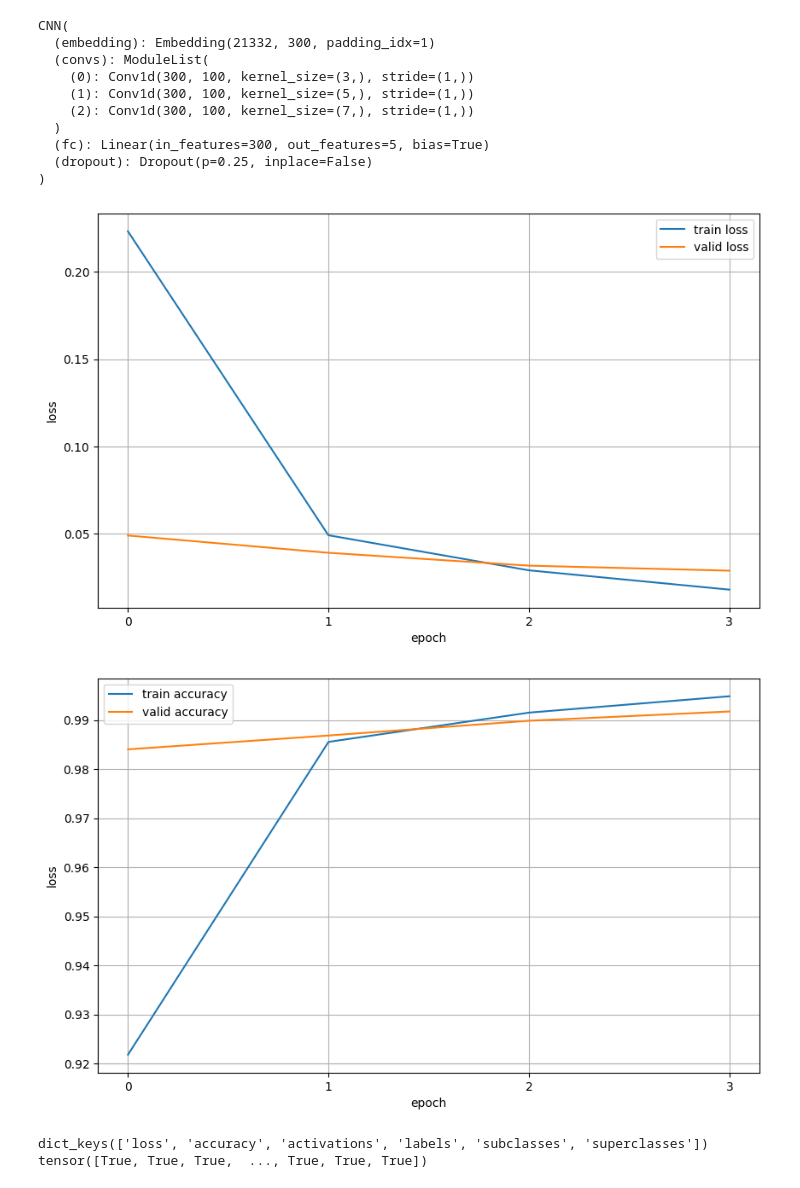
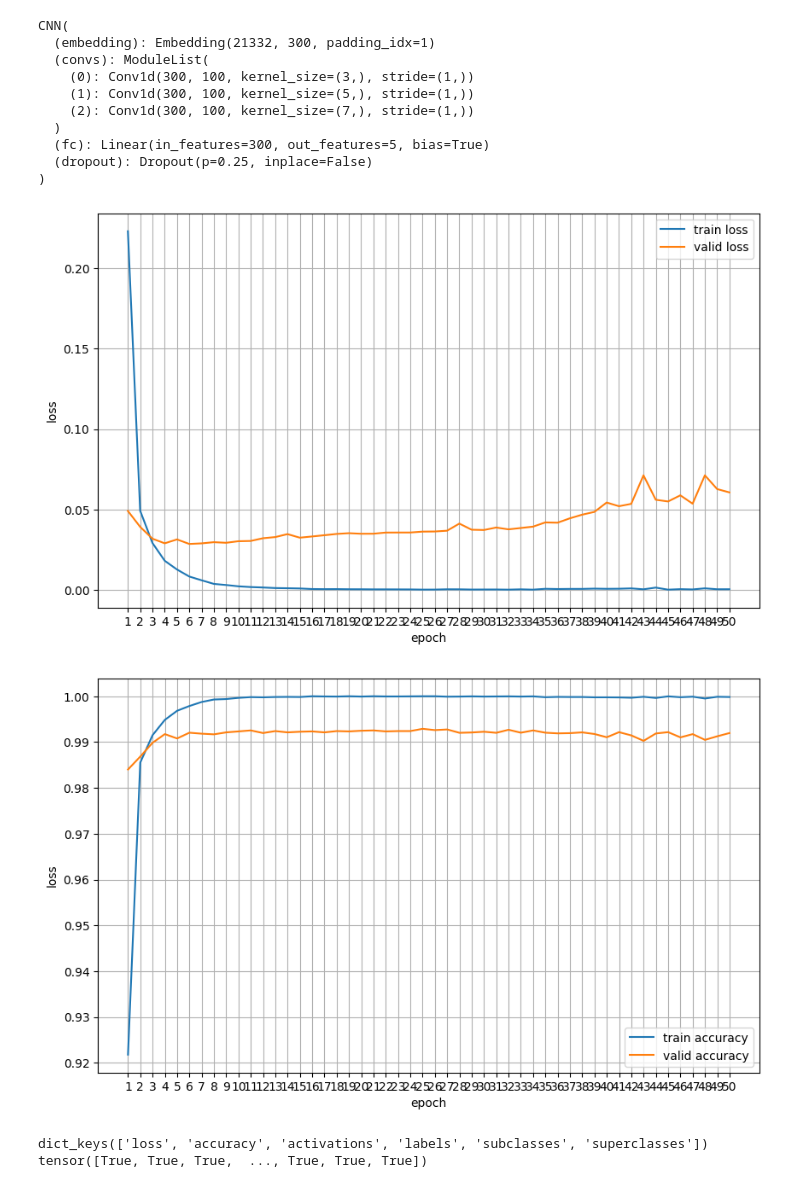
Before and after one commit to AFKonstantin/pytorch-sentiment-analysis, a Jupyter notebook: 3 - Convolutional Neural Networks.ipynb, the cells around one changed output. Saved outputs shown, nothing was run; the diff lists cells and outputs as text; code cells hidden in the pictures.

```diff
--- a/3 - Convolutional Neural Networks.ipynb
+++ b/3 - Convolutional Neural Networks.ipynb
@@ -588,7 +591,7 @@ def train(data_loader, model, criterion, optimizer, device):
 
     return epoch_outputs
 # %%
-def evaluate(data_loader, model, criterion, device):
+def evaluate(data_loader, model, criterion, device, save_activations):
     model.eval()
     epoch_losses = []
     epoch_accs = []
@@ -600,13 +603,13 @@ def evaluate(data_loader, model, criterion, device):
 
 
     activation_handles = []
+    if save_activations:
+        for conv in ["convs.0", "convs.1", "convs.2"]:
 
-    for conv in ["convs.0", "convs.1", "convs.2"]:
-
-        conv_activations = []
-        activations_handle = model._init_activations_hook(model, conv_activations, conv)
-        activation_handles.append(activations_handle)
-        epoch_activations[conv] = conv_activations
+            conv_activations = []
+            activations_handle = model._init_activations_hook(model, conv_activations, conv)
+            activation_handles.append(activations_handle)
+            epoch_activations[conv] = conv_activations
 
     with torch.no_grad():
         for batch in tqdm.tqdm(data_loader, desc="evaluating..."):
@@ -744,0 +737,4 @@ valid_loss: 0.097, valid_acc: 0.966
+# %%
+n_epochs = 50
+# %%
+outputs, metrics = trainmodel(n_epochs=n_epochs,save_activations=False)
@@ -769,5 +792,6 @@ dropout
 # %%
 print(model)
+n_epochs = 50
 # %% [output]
 CNN(
   (embedding): Embedding(21332, 300, padding_idx=1)
@@ -782,24 +806,24 @@ CNN(
 # %%
 fig = plt.figure(figsize=(10, 6))
 ax = fig.add_subplot(1, 1, 1)
-ax.plot(metrics["train_losses"], label="train loss")
-ax.plot(metrics["valid_losses"], label="valid loss")
+ax.plot(range(1,n_epochs+1),metrics["train_losses"], label="train loss")
+ax.plot(range(1,n_epochs+1),metrics["valid_losses"], label="valid loss")
 ax.set_xlabel("epoch")
 ax.set_ylabel("loss")
-ax.set_xticks(range(n_epochs))
+ax.set_xticks(range(1,n_epochs+1))
 ax.legend()
 ax.grid()
 # %% [output]
-[figure, old version]
+[figure, new version]
 # %%
 fig = plt.figure(figsize=(10, 6))
 ax = fig.add_subplot(1, 1, 1)
-ax.plot(metrics["train_accs"], label="train accuracy")
-ax.plot(metrics["valid_accs"], label="valid accuracy")
+ax.plot(range(1,n_epochs+1),metrics["train_accs"], label="train accuracy")
+ax.plot(range(1,n_epochs+1),metrics["valid_accs"], label="valid accuracy")
 ax.set_xlabel("epoch")
 ax.set_ylabel("loss")
-ax.set_xticks(range(n_epochs))
+ax.set_xticks(range(1,n_epochs+1))
 ax.legend()
 ax.grid()
 # %% [output]
-[figure, old version]
+[figure, new version]
```
Also changed, not shown: parts of 28 cells of this notebook, 2 other files.
